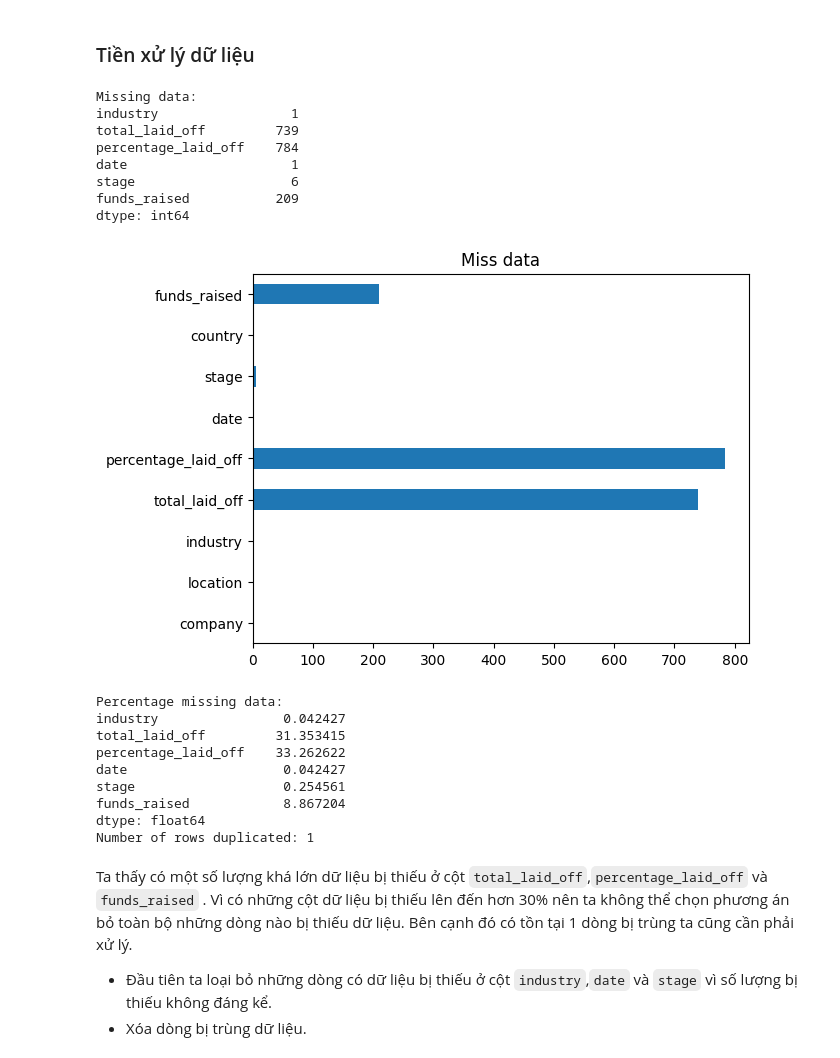
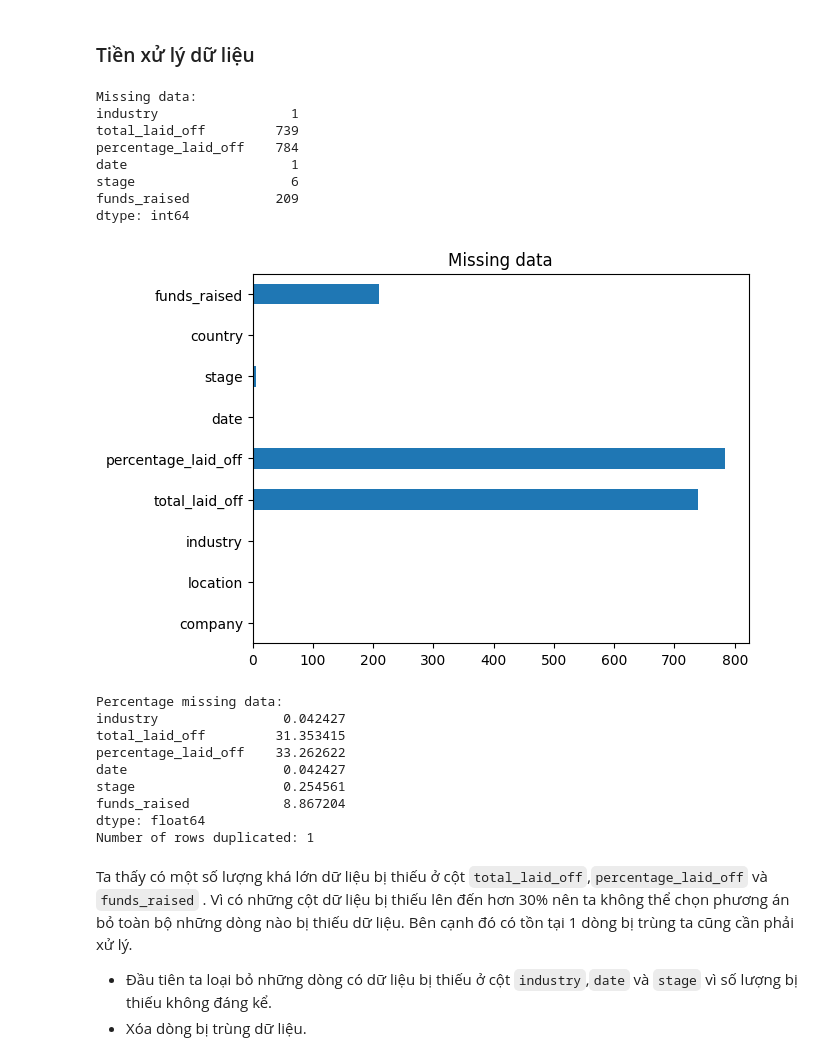
Before and after one commit to vhtnguyen/Layoffs-Visualization-Project, a Jupyter notebook: layoffs-data-visualization/main.ipynb, the cells around one changed output. Cells and saved outputs as stored; diff of their text form; code cells hidden in the pictures.

```diff
--- a/layoffs-data-visualization/main.ipynb
+++ b/layoffs-data-visualization/main.ipynb
@@ -224,30 +228,30 @@ Quan sát thấy có số lượng lớn dữ liệu bị thiếu và có nhữn
 # %%
 # Kiểm tra missing data
 have_Nan=df.columns[df.isna().any()]
 
 # Đếm số missing data của các cột có missing data
 print("Missing data:")
 print(df[have_Nan].isnull().sum())
-df.isna().sum().plot(kind="barh",title='Miss data')
+df.isna().sum().plot(kind="barh",title='Missing data')
 plt.show()
 
 # Phần trăm dữ liệu bị thiểu của những cột này
 print("Percentage missing data:")
 percentage_missing_data=df[have_Nan].isnull().sum() * 100 / df.shape[0]
 print(percentage_missing_data)
 
 # Kiểm tra có dữ liệu bị duplicate không
 print("Number of rows duplicated: "+str(df[df.duplicated()].shape[0]))
 # %% [output]
 Missing data:
 industry                 1
 total_laid_off         739
 percentage_laid_off    784
 date                     1
 stage                    6
 funds_raised           209
 dtype: int64
-[figure, old version]
+[figure, new version]
 Percentage missing data:
 industry                0.042427
 total_laid_off         31.353415
```
Also changed, not shown: parts of 40 cells of this notebook.
